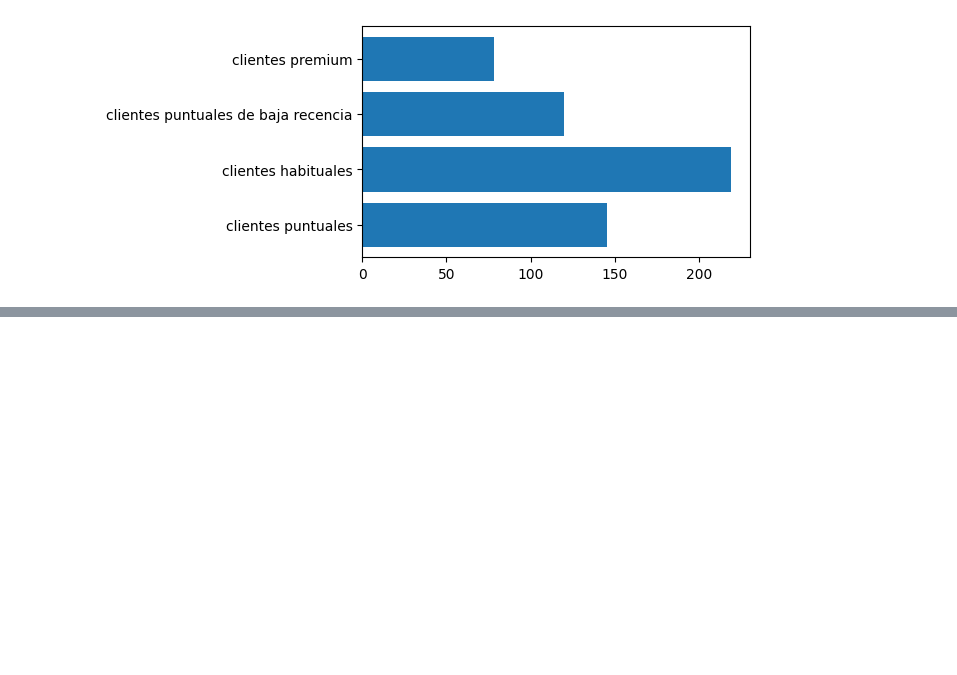
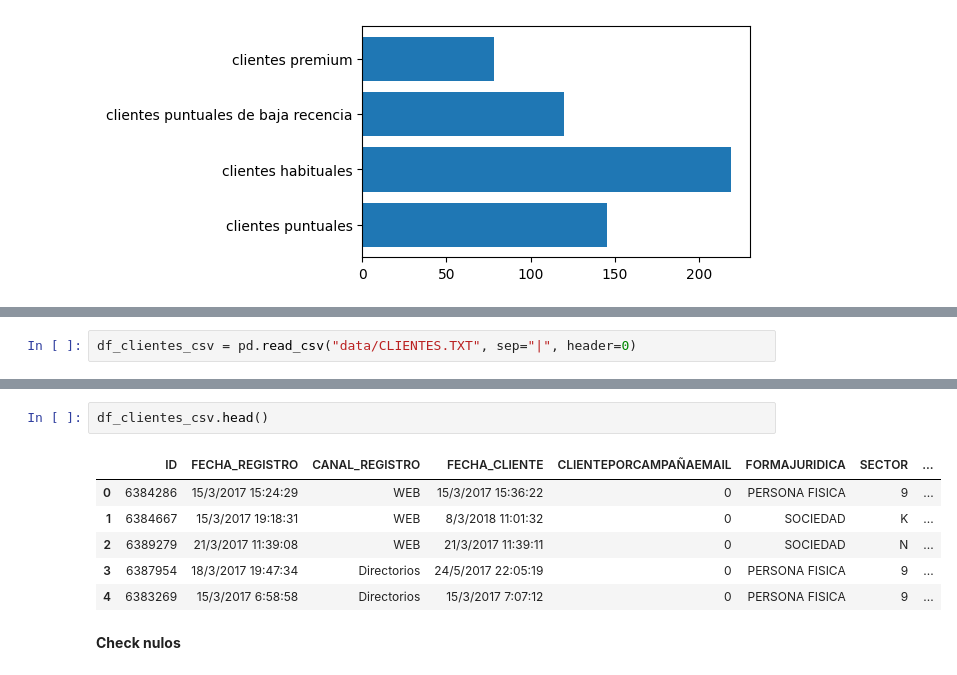
Before and after one commit to cperezh/segmentacion_clientes, a Jupyter notebook: M4 Desarrollo.ipynb, the cells around one changed output, grey strips where cells are left out. Drawn from its saved outputs; the diff is of its cells as text; blank space fills up the shorter version.

```diff
--- a/M4 Desarrollo.ipynb
+++ b/M4 Desarrollo.ipynb
@@ -716,0 +719,2 @@ plt.barh(predictive_labels, counts);
+# %%
+df_clientes_csv = pd.read_csv("data/CLIENTES.TXT", sep="|", header=0)
@@ -716,0 +741,11 @@ plt.barh(predictive_labels, counts);
+# %%
+df_clientes_csv.head()
+# %% [output]
+|  | ID | FECHA_REGISTRO | CANAL_REGISTRO | FECHA_CLIENTE | CLIENTEPORCAMPAÑAEMAIL | FORMAJURIDICA | SECTOR | ... |
+| 0 | 6384286 | 15/3/2017 15:24:29 | WEB | 15/3/2017 15:36:22 | 0 | PERSONA FISICA | 9 | ... |
+| 1 | 6384667 | 15/3/2017 19:18:31 | WEB | 8/3/2018 11:01:32 | 0 | SOCIEDAD | K | ... |
+| 2 | 6389279 | 21/3/2017 11:39:08 | WEB | 21/3/2017 11:39:11 | 0 | SOCIEDAD | N | ... |
+| 3 | 6387954 | 18/3/2017 19:47:34 | Directorios | 24/5/2017 22:05:19 | 0 | PERSONA FISICA | 9 | ... |
+| 4 | 6383269 | 15/3/2017 6:58:58 | Directorios | 15/3/2017 7:07:12 | 0 | PERSONA FISICA | 9 | ... |
+# %% [markdown]
+**Check nulos**
```
Also changed, not shown: parts of 41 cells of this notebook.
